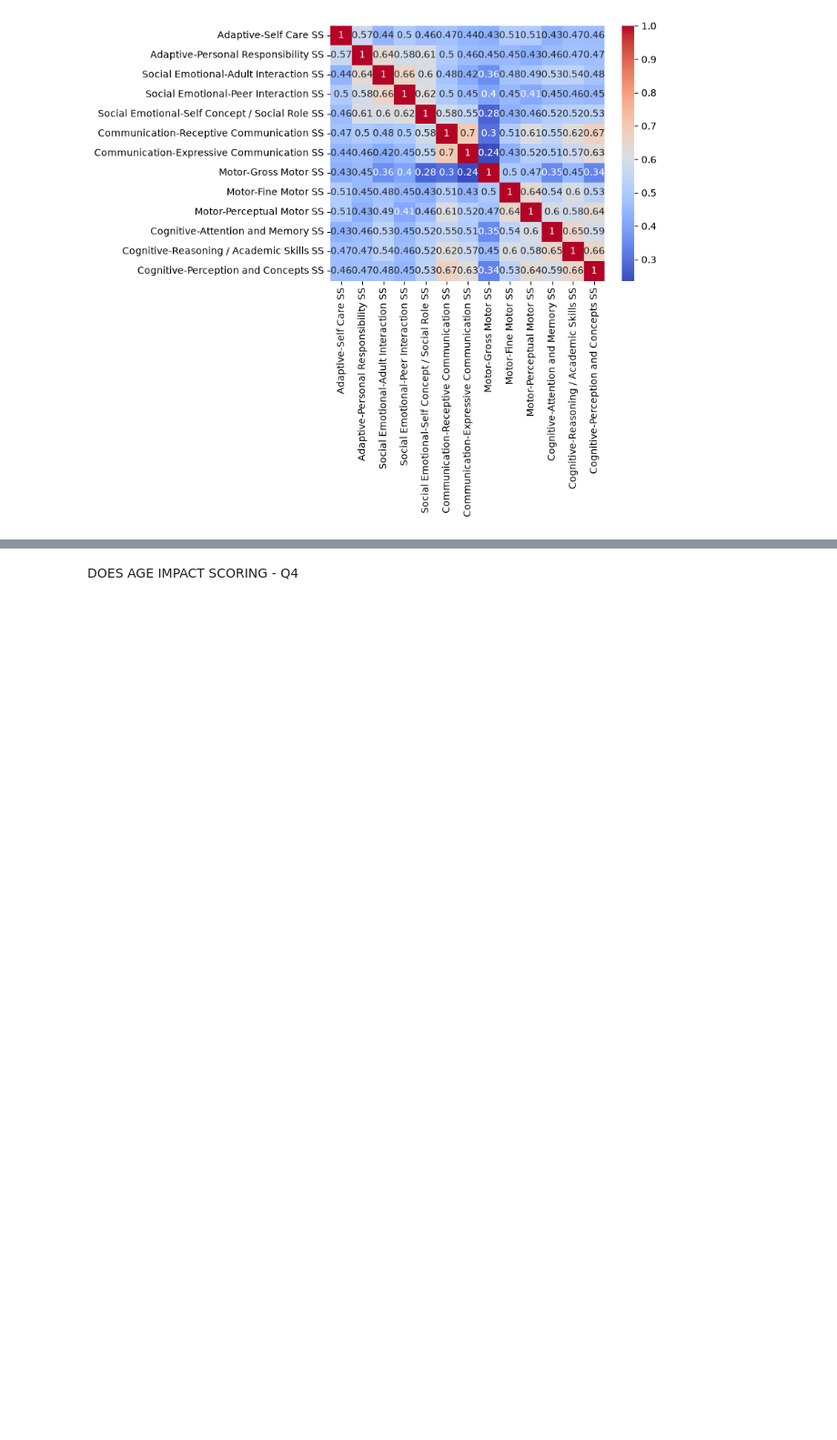
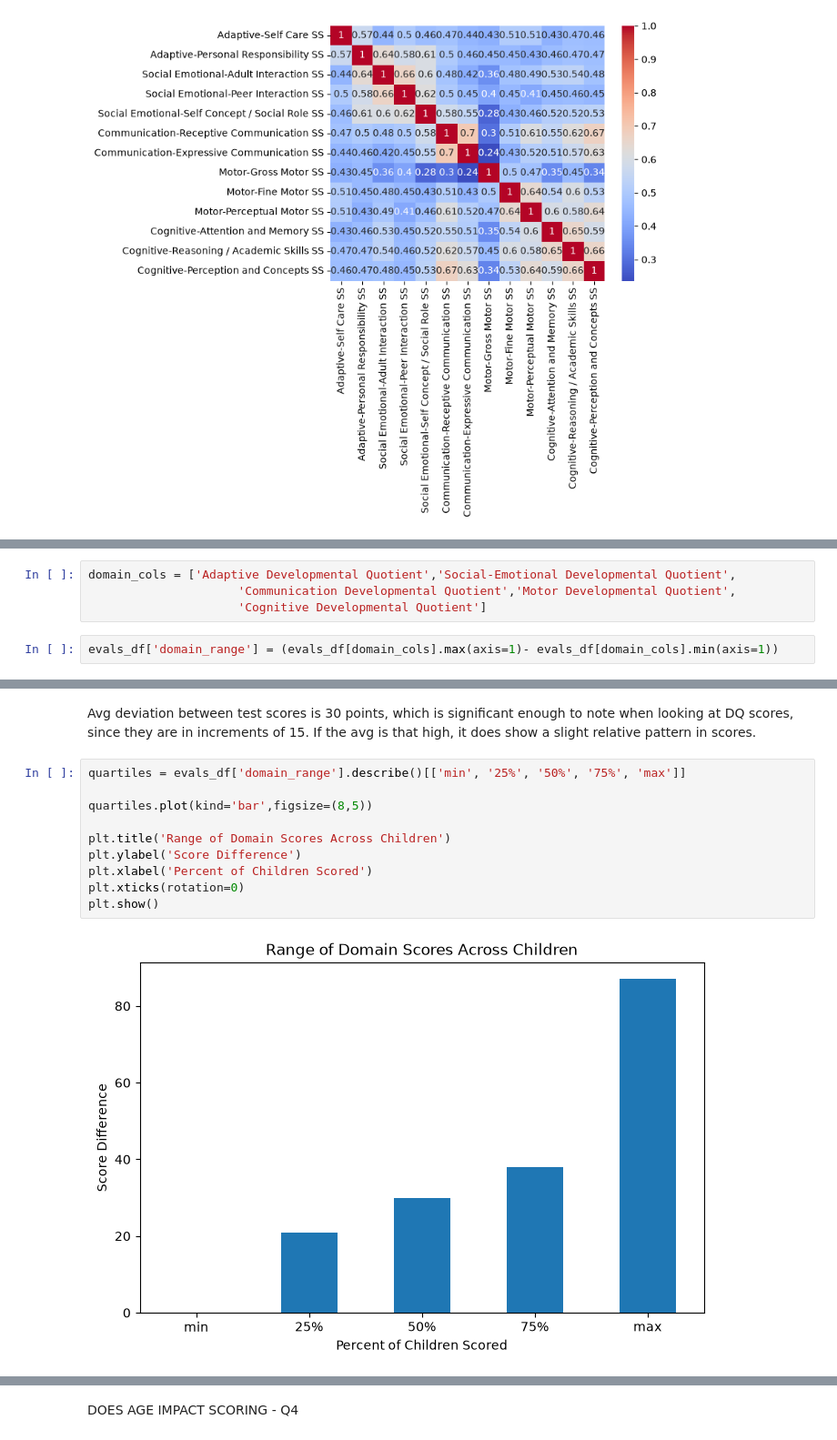
Before and after one commit to jewelamstewart-jpg/TEIS_Partner_Project, a Jupyter notebook: TEIS_Partner_Project.ipynb, the cells around one changed output, grey strips where cells are left out. Shown at 91% size. Drawn from its saved outputs; the diff is of its cells as text; blank space fills up the shorter version.

```diff
--- a/TEIS_Partner_Project.ipynb
+++ b/TEIS_Partner_Project.ipynb
@@ -362,0 +410,6 @@ plt.show()
+# %%
+domain_cols = ['Adaptive Developmental Quotient','Social-Emotional Developmental Quotient',
+                     'Communication Developmental Quotient','Motor Developmental Quotient',
+                     'Cognitive Developmental Quotient']
+# %%
+evals_df['domain_range'] = (evals_df[domain_cols].max(axis=1)- evals_df[domain_cols].min(axis=1))
@@ -362,0 +443,14 @@ plt.show()
+# %% [markdown]
+Avg deviation between test scores is 30 points, which is significant enough to note when looking at DQ scores, since they are in increments of 15. If the avg is that high, it does show a slight relative pattern in scores.
+# %%
+quartiles = evals_df['domain_range'].describe()[['min', '25%', '50%', '75%', 'max']]
+
+quartiles.plot(kind='bar',figsize=(8,5))
+
+plt.title('Range of Domain Scores Across Children')
+plt.ylabel('Score Difference')
+plt.xlabel('Percent of Children Scored')
+plt.xticks(rotation=0)
+plt.show()
+# %% [output]
+[figure, added]
```
Also changed, not shown: parts of 40 cells of this notebook.
